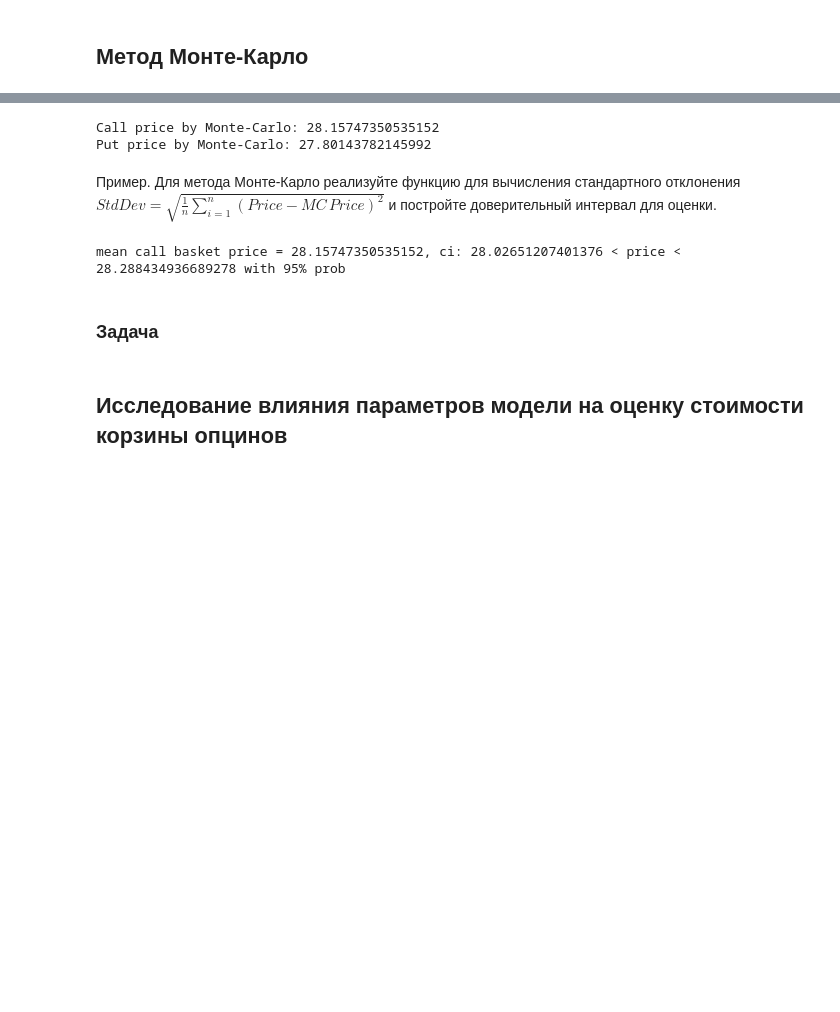
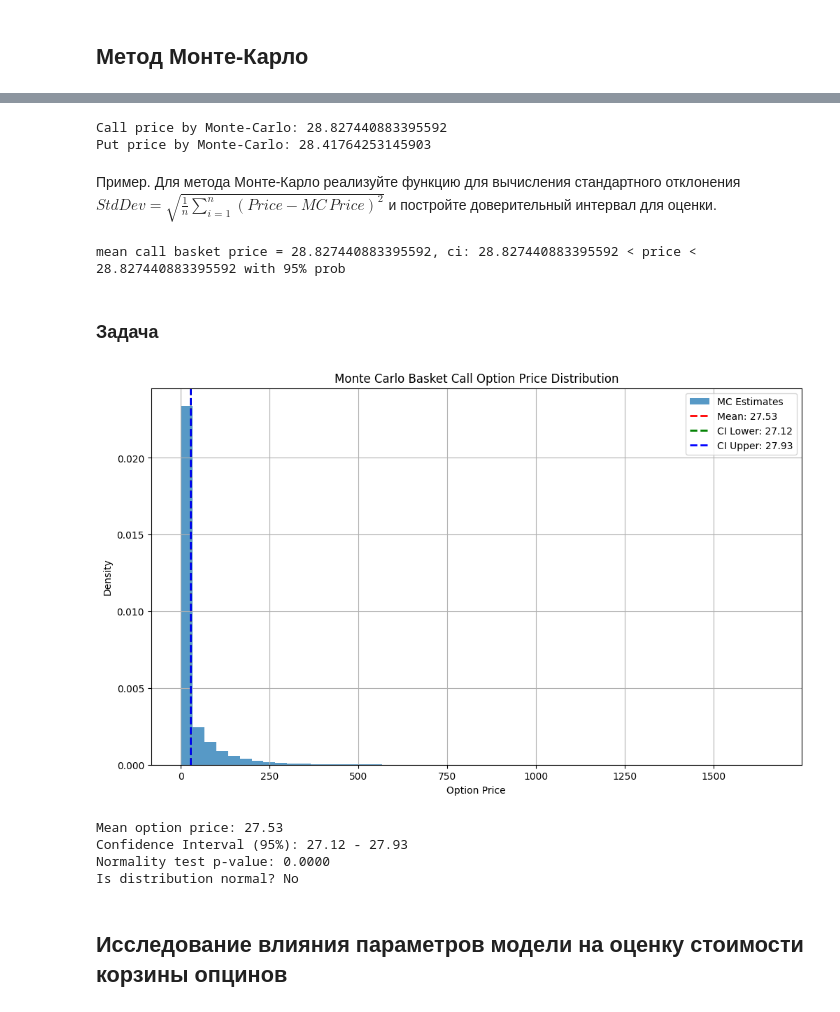
Before and after one commit to seri4ka/structured_finance_products, a Jupyter notebook: lab3/lab_5_GSFP.ipynb, the cells around one changed output, grey strips where cells are left out. Saved outputs shown, nothing was run; the diff lists cells and outputs as text; code cells hidden in the pictures; blank space fills up the shorter version.

```diff
--- a/lab3/lab_5_GSFP.ipynb
+++ b/lab3/lab_5_GSFP.ipynb
@@ -207,6 +289,8 @@ plt.show()
 # %%
 # МС оценка для кол и пут опционов
 n_steps = 5000
+n_sims = 10 ** 3
+N_sims = 10 ** 3
 
 dt = T / (n_steps - 1)
 COV = sigma.T * rho * sigma
@@ -227,8 +311,8 @@ put_price_mc = np.maximum(K - portfolio_values, 0).mean()
 print('Call price by Monte-Carlo:', call_price_mc)
 print('Put price by Monte-Carlo:', put_price_mc)
 # %% [output]
-Call price by Monte-Carlo: 28.15747350535152
-Put price by Monte-Carlo: 27.80143782145992
+Call price by Monte-Carlo: 28.827440883395592
+Put price by Monte-Carlo: 28.41764253145903
 # %% [markdown]
 Пример. Для метода Монте-Карло реализуйте функцию для вычисления стандартного отклонения
 $
@@ -254,9 +338,9 @@ def CI_MC(price, price_std, N_mc):
     hi = price + norm.ppf(0.975)*price_std / np.sqrt(N_mc)    # upper bound of confidence interval for the price
     print(f"mean call basket price = {price}, ci: {lo} < price < {hi} with 95% prob")
 # %%
-MC_call, MC_std = MC_basket_call_with_std(S, K, T, w, r, q, rho, sigma, N_mc)
+MC_call, MC_std = MC_basket_call_with_std(S, K, T, w, r, q, rho, sigma, 4)
 CI_MC(MC_call, MC_std, N_mc)
 # %% [output]
-mean call basket price = 28.15747350535152, ci: 28.02651207401376 < price < 28.288434936689278 with 95% prob
+mean call basket price = 28.827440883395592, ci: 28.827440883395592 < price < 28.827440883395592 with 95% prob
 # %% [markdown]
 ### Задача
@@ -269,3 +349,68 @@ mean call basket price = 28.15747350535152, ci: 28.02651207401376 < price < 28.2
+# %%
+# Function for Monte Carlo with standard deviation
+def MC_basket_call_with_std(S, K, T, w, r, q, rho, sigma, N_mc):
+    n = len(w)
+    COV = np.outer(sigma, sigma) * rho
+    W = np.random.multivariate_normal(np.zeros(n), COV, size=N_mc) * np.sqrt(T)
+    B_T = np.zeros(N_mc)
+    for k in range(n):
+        B_T += S[k] * np.exp((r - q[k] - sigma[k]**2 / 2) * T + W[:, k]) * w[k]
+    payoff = np.maximum(B_T - K, 0)
+    mean = np.mean(payoff) * np.exp(-r * T)
+    std = np.std(payoff) * np.exp(-r * T)
+    return mean, std, payoff
+
+# Confidence interval calculation
+def CI_MC(price, price_std, N_mc):
+    lo = price - norm.ppf(0.975) * price_std / np.sqrt(N_mc)
+    hi = price + norm.ppf(0.975) * price_std / np.sqrt(N_mc)
+    return price, lo, hi
+
+# Parameters
+T = 5
+r = 0
+K = 100
+N = 4
+rho0 = 0.5
+rho = np.ones((N, N)) * rho0 + np.diag(np.ones(N)) * (1 - rho0)
+S = np.ones(N) * 100
+q = np.zeros(N)
+sigma = np.ones(N) * 0.4
+w = np.ones(N) / N
+N_mc = 10**5
+
+# Monte Carlo simulation
+MC_call, MC_std, call_payoff = MC_basket_call_with_std(S, K, T, w, r, q, rho, sigma, N_mc)
+MC_mean, CI_lo, CI_hi = CI_MC(MC_call, MC_std, N_mc)
+
+# Plot histogram
+plt.figure(figsize=(12, 7))
+plt.hist(call_payoff, bins=50, density=True, alpha=0.75, label='MC Estimates')
+plt.axvline(MC_mean, color='r', linestyle='dashed', linewidth=2, label=f'Mean: {MC_mean:.2f}')
+plt.axvline(CI_lo, color='g', linestyle='dashed', linewidth=2, label=f'CI Lower: {CI_lo:.2f}')
+plt.axvline(CI_hi, color='b', linestyle='dashed', linewidth=2, label=f'CI Upper: {CI_hi:.2f}')
+plt.title('Monte Carlo Basket Call Option Price Distribution')
+plt.xlabel('Option Price')
+plt.ylabel('Density')
+plt.legend()
+plt.grid()
+plt.show()
+
+# Hypothesis test for normality
+statistic, p_value = kstest(call_payoff, 'norm', args=(MC_mean, MC_std))
+is_normal = p_value > 0.05
+
+# Print results
+print(f"Mean option price: {MC_mean:.2f}")
+print(f"Confidence Interval (95%): {CI_lo:.2f} - {CI_hi:.2f}")
+print(f"Normality test p-value: {p_value:.4f}")
+print(f"Is distribution normal? {'Yes' if is_normal else 'No'}")
+# %% [output]
+[figure, added]
+Mean option price: 27.53
+Confidence Interval (95%): 27.12 - 27.93
+Normality test p-value: 0.0000
+Is distribution normal? No
 # %% [markdown]
 ## Исследование влияния параметров модели на оценку стоимости корзины опцинов
 # %% [markdown]
```
Also changed, not shown: parts of 15 cells of this notebook.
